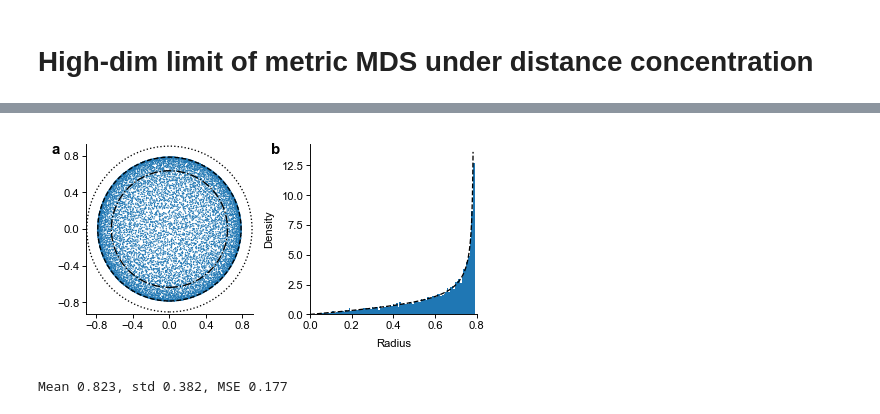
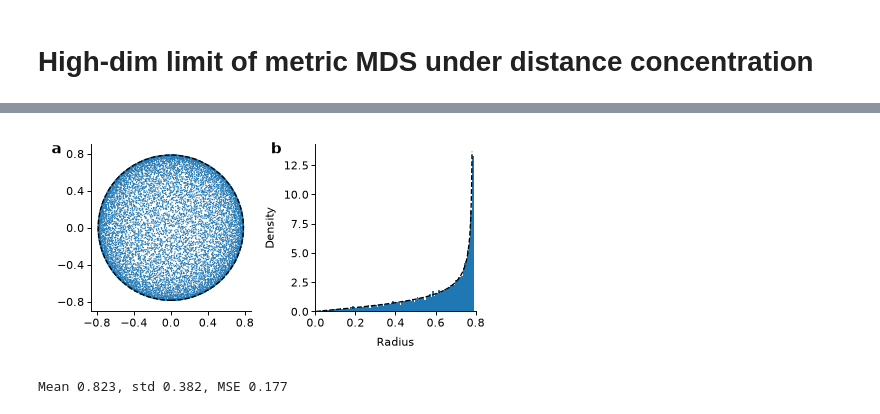
Before and after one commit to kobaklab/nmds, a Jupyter notebook: code/notebooks/mds-high-dim-limit.ipynb, the cells around one changed output, grey strips where cells are left out. Saved outputs shown, nothing was run; the diff lists cells and outputs as text; code cells hidden in the pictures.

Commit message:
high dim limit notebook and figure

```diff
--- a/code/notebooks/mds-high-dim-limit.ipynb
+++ b/code/notebooks/mds-high-dim-limit.ipynb
@@ -5,7 +5,7 @@ import numpy as np
 import pylab as plt
 from sklearn.manifold import MDS
 
-plt.style.use('mpl_style.txt')
+plt.style.use('../mpl_style.txt')
 # %%
 n = 10_000
 D = np.ones((n, n))
@@ -43,39 +31,39 @@ Wall time: 38.6 s
 # %%
 fig = plt.figure(figsize=(3.25, 1.6), layout="constrained")
 
 plt.subplot(121)
 plt.axis("equal")
 plt.scatter(Z[:, 0], Z[:, 1], s=2, ec="none", rasterized=True)
 plt.xticks(np.arange(-.8, .81, .4))
 plt.yticks(np.arange(-.8, .81, .4))
 
 c = plt.Circle((0, 0), np.pi / 4, facecolor="none", edgecolor="k", linestyle='--', lw=.7)
 plt.gca().add_patch(c)
-c = plt.Circle((0, 0), 2 / np.pi, facecolor="none", edgecolor="k", linestyle='-.', lw=.7)
-plt.gca().add_patch(c)
+# c = plt.Circle((0, 0), 2 / np.pi, facecolor="none", edgecolor="k", linestyle='-.', lw=.7)
+# plt.gca().add_patch(c)
 # c = plt.Circle((0, 0), 45 * np.pi / 128, facecolor="none", edgecolor="k", linestyle=':', lw=.6)
 # plt.gca().add_patch(c)
-c = plt.Circle((0, 0), 128 / np.pi / 45, facecolor="none", edgecolor="k", linestyle=':', lw=.7)
-plt.gca().add_patch(c)
+# c = plt.Circle((0, 0), 128 / np.pi / 45, facecolor="none", edgecolor="k", linestyle=':', lw=.7)
+# plt.gca().add_patch(c)
 
 plt.subplot(122)
 rrr = np.sqrt(np.sum(Z ** 2, axis=1))
 plt.hist(rrr, bins=100, density=True);
 plt.xlim([0, .8])
 plt.xlabel("Radius")
 plt.ylabel("Density")
 
 x = np.arange(0, np.pi/4 - 0.003, 0.001)
 y = 4 * x / (np.pi * np.sqrt((np.pi / 4) ** 2 - x ** 2))
 plt.plot(x, y, 'k--', lw=.7)
 
 fig.text(.00, .93, "a", fontweight="bold", fontsize=8)
 fig.text(.50, .93, "b", fontweight="bold", fontsize=8)
 
-fig.savefig("figures/limit.png", dpi=300)
-fig.savefig("figures/limit.pdf", dpi=300)
+fig.savefig("../../figures/limit.png", dpi=300)
+fig.savefig("../../figures/limit.pdf", dpi=300)
 # %% [output]
-[figure, old version]
+[figure, new version]
 # %%
 from sklearn.metrics import pairwise_distances
 
```
Also changed, not shown: parts of 2 cells of this notebook, 2 other files.
